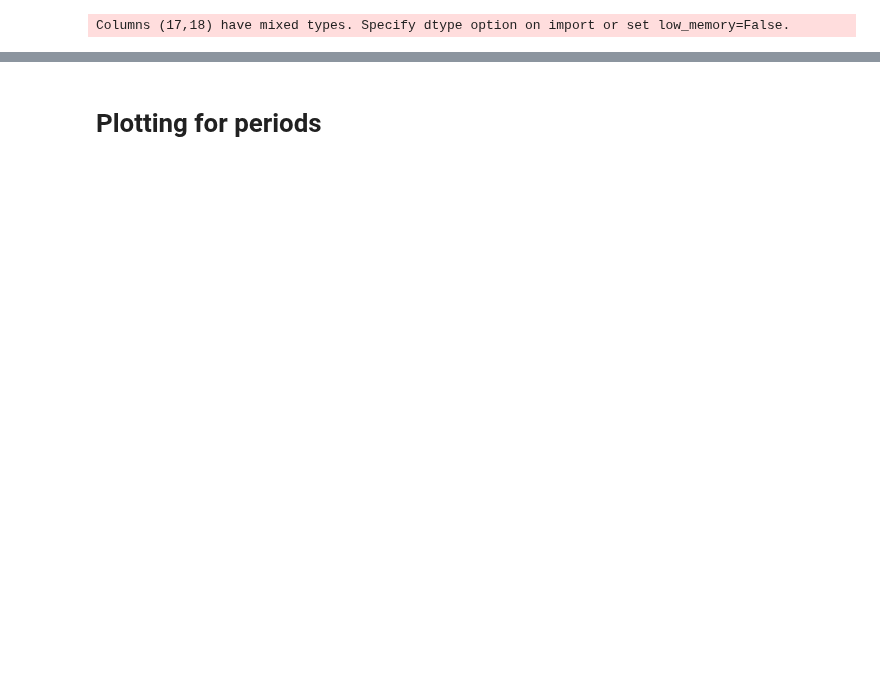
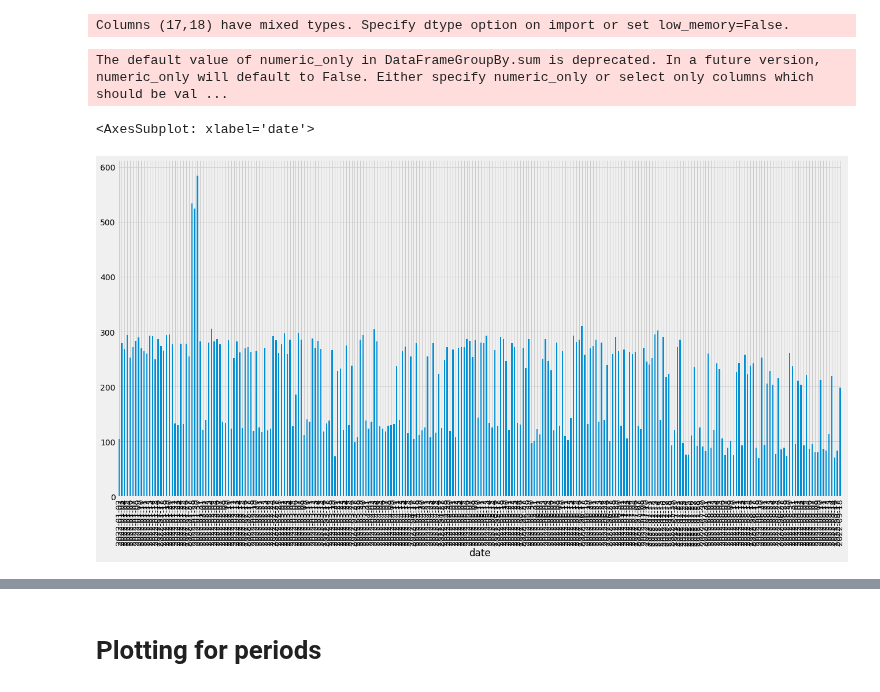
Before and after one commit to DueViktor/WildDataExam, a Jupyter notebook: gustav_blah.ipynb, the cells around one changed output, grey strips where cells are left out. Drawn from its saved outputs; the diff is of its cells as text; code cells hidden in the pictures; blank space fills up the shorter version.

Commit message:
Final data

```diff
--- a/gustav_blah.ipynb
+++ b/gustav_blah.ipynb
@@ -87,3 +87,10 @@ import pandas as pd
 import matplotlib.pyplot as plt
 import dtale
 import numpy as np
+# %%
+# Import threshold data from data/annotation/thresholds.json
+thresholds = pd.read_json('data/annotation/new_thresholds.json', orient='index')
+# Rename column as threshold
+thresholds = thresholds.rename(columns={0: 'threshold'})
+
+thresholds.head(10)
@@ -116,2 +135,15 @@ for dim in dims:
     # Overwrites each dimension with a binary value
     dataset_onehot[dim] = dataset_onehot[dim].apply(lambda x:1  if x>threshold else 0)
+# %%
+# Count number of scores above threshold for each day for each dimension
+posts_per_day = dataset_onehot.groupby(['date']).sum()
+# Remove columns that are not dimensions
+posts_per_day = posts_per_day.drop(['High','Low','Mean','event_id', "romance"], axis=1)
+# %% [output]
+The default value of numeric_only in DataFrameGroupBy.sum is deprecated. In a future version, numeric_only will default to False. Either specify numeric_only or select only columns which should be val ...
+# %%
+# Plot posts per day for knowledge as a bar chart
+posts_per_day['support'].plot(kind='bar', figsize=(20,10))
+# %% [output]
+<AxesSubplot: xlabel='date'>
+[figure, added]
```
Also changed, not shown: parts of 12 cells of this notebook, 2 other files.
